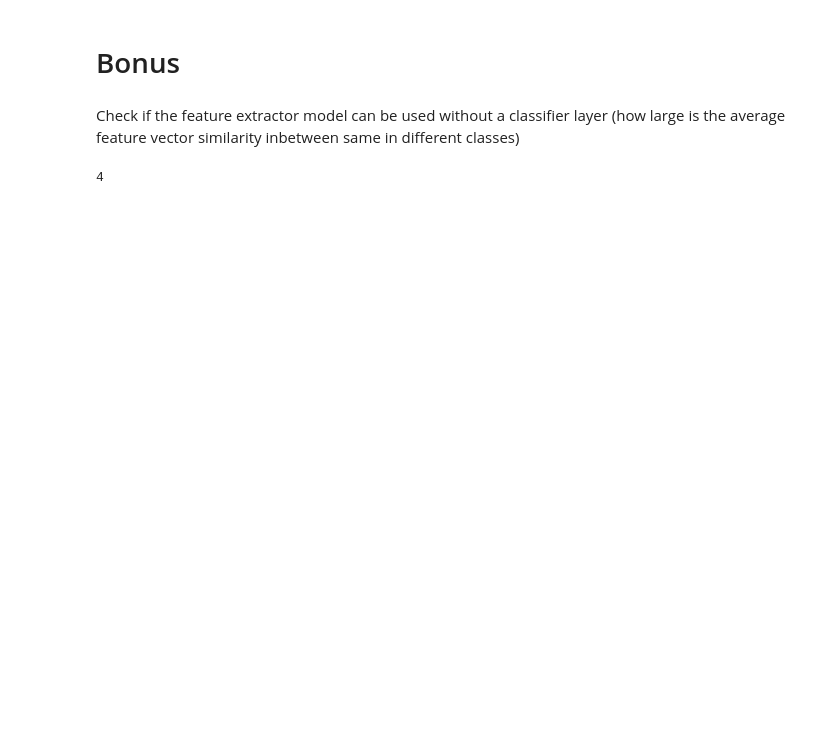
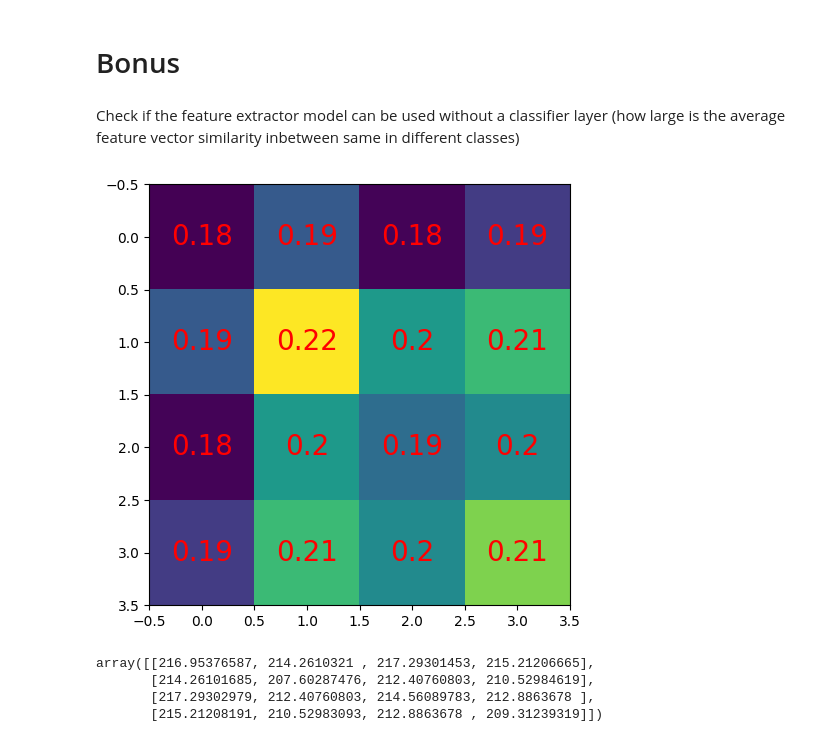
Before and after one commit to speedy8Kit/dogs_emotion_classification, a Jupyter notebook: image_classification.ipynb, the cells around one changed output. Cells and saved outputs as stored; diff of their text form; code cells hidden in the pictures; blank space fills up the shorter version.

```diff
--- a/image_classification.ipynb
+++ b/image_classification.ipynb
@@ -181,10 +200,28 @@ model = tf.keras.Model(inputs=inputs, outputs=x)
 # Bonus
 # %% [markdown]
 Check if the feature extractor model can be used without a classifier layer (how large is the average feature vector similarity inbetween same in different classes)
-# %%
-len(label_to_id.values())
-# %% [output]
-4
+# %%
+features_norm = normalize(features, axis=1)
+# %%
+average_cosine_distance_between_class_vectors = np.zeros((len(label_to_id.values()), len(label_to_id.values())))
+for i in tqdm.tqdm(label_to_id.values()):
+    for j in tqdm.tqdm(label_to_id.values()):
+
+        dist = []
+        for v in tqdm.tqdm(features_norm[y==i]):
+            dist.append((v * features_norm[y==j]).sum(axis=1).mean())
+
+        average_cosine_distance_between_class_vectors[i, j] = np.mean(dist)
+# %%
+plt.imshow(average_cosine_distance_between_class_vectors)
+plt.tight_layout()
+
+for i in range(len(average_cosine_distance_between_class_vectors)):
+    for j in range(len(average_cosine_distance_between_class_vectors[0])):
+        text = plt.text(j, i, average_cosine_distance_between_class_vectors[i, j].round(2),
+                       ha="center", va="center", color="r", size=20)
+# %% [output]
+[figure, added]
 # %%
 average_distance_in_class = np.zeros((len(label_to_id.values()), len(label_to_id.values())))
 for i in tqdm.tqdm(label_to_id.values()):
@@ -197,0 +235,7 @@ for i in tqdm.tqdm(label_to_id.values()):
+# %%
+average_distance_in_class
+# %% [output]
+array([[216.95376587, 214.2610321 , 217.29301453, 215.21206665],
+       [214.26101685, 207.60287476, 212.40760803, 210.52984619],
+       [217.29302979, 212.40760803, 214.56089783, 212.8863678 ],
+       [215.21208191, 210.52983093, 212.8863678 , 209.31239319]])
```
Also changed, not shown: parts of 11 cells of this notebook.
